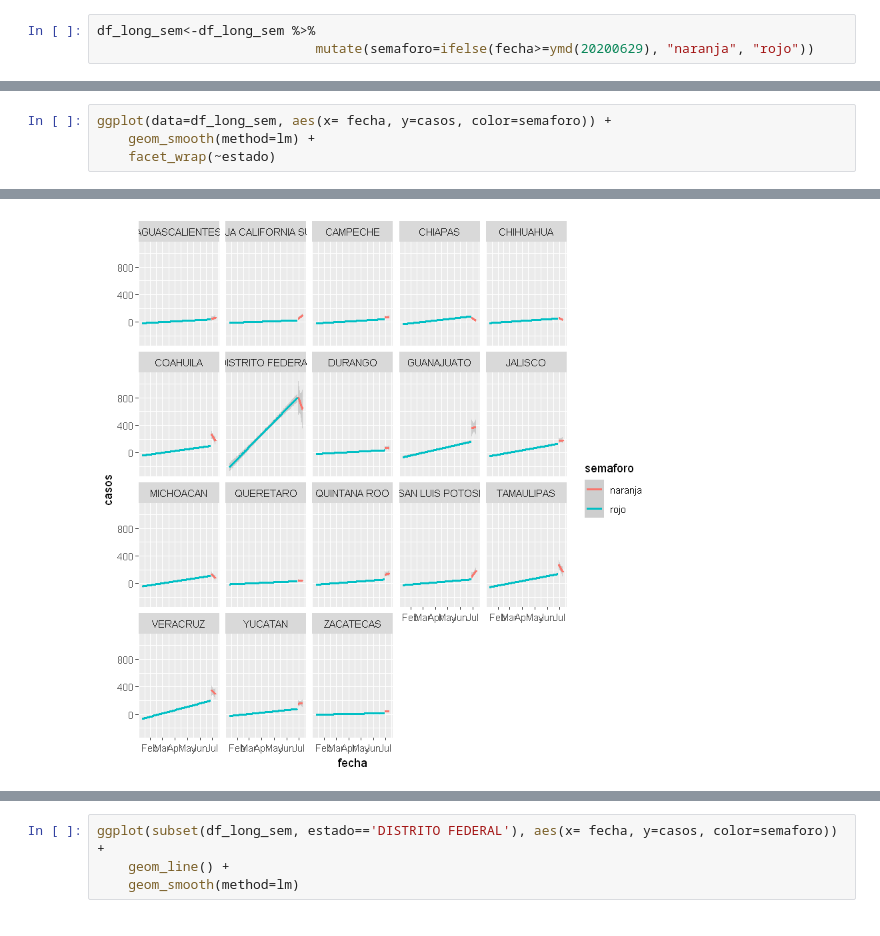
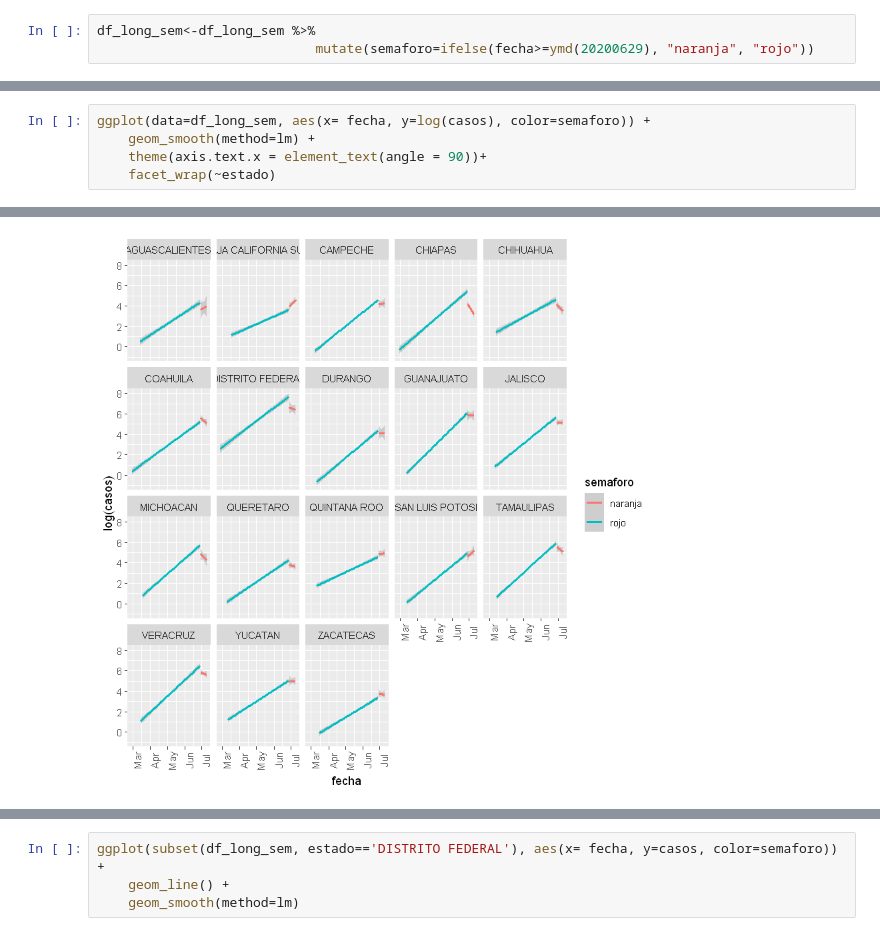
Before and after one commit to prope-2020-gh-classroom/practica-final-por-equipos-verano-2020-itam-vviiccttoorr, a Jupyter notebook: practica_final_equipo_4.ipynb, the cells around one changed output, grey strips where cells are left out. Drawn from its saved outputs; the diff is of its cells as text.

```diff
--- a/practica_final_equipo_4.ipynb
+++ b/practica_final_equipo_4.ipynb
@@ -354,6 +414,7 @@ Warning message:
 # %%
-ggplot(data=df_long_sem, aes(x= fecha, y=casos, color=semaforo)) +
+ggplot(data=df_long_sem, aes(x= fecha, y=log(casos), color=semaforo)) +
     geom_smooth(method=lm) +
+    theme(axis.text.x = element_text(angle = 90))+
     facet_wrap(~estado)
 # %% [output]
 `geom_smooth()` using formula 'y ~ x'
@@ -360 +423 @@ ggplot(data=df_long_sem, aes(x= fecha, y=casos, color=semaforo)) +
-[figure, old version]
+[figure, new version]
```
Also changed, not shown: parts of 48 cells of this notebook.
